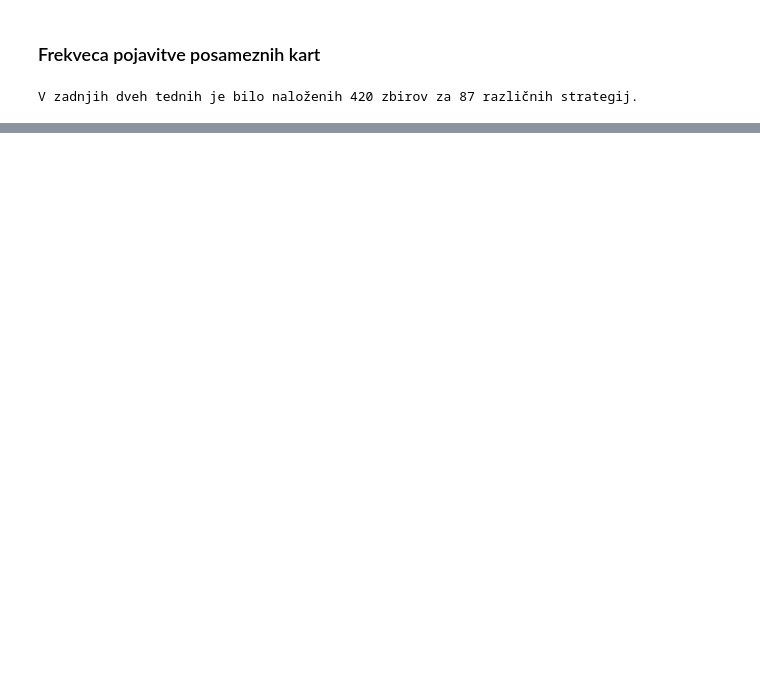
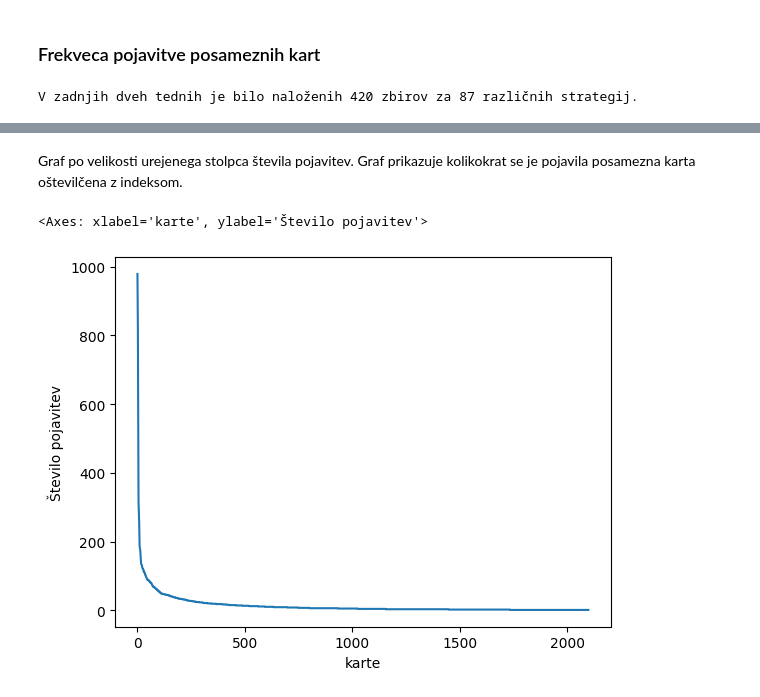
Before and after one commit to MatevzJausovec/Uvod-v-programiranje---Projektna-naloga, a Jupyter notebook: predstavitev.ipynb, the cells around one changed output, grey strips where cells are left out. Saved outputs shown, nothing was run; the diff lists cells and outputs as text; code cells hidden in the pictures; blank space fills up the shorter version.

```diff
--- a/predstavitev.ipynb
+++ b/predstavitev.ipynb
@@ -295,0 +201,9 @@ vse_karte.sort_values(by="število pojavitev", ascending=False).head(30).style.h
+# %% [markdown]
+Graf po velikosti urejenega stolpca števila pojavitev. Graf prikazuje kolikokrat se je pojavila posamezna karta oštevilčena z indeksom.
+# %%
+vse_karte3 = vse_karte.sort_values(by="število pojavitev", ascending=False).copy()
+vse_karte3 = vse_karte3.reset_index()
+vse_karte3["število pojavitev"].plot(ylabel="Število pojavitev", xlabel="karte")
+# %% [output]
+<Axes: xlabel='karte', ylabel='Število pojavitev'>
+[figure, added]
```
Also changed, not shown: parts of 49 cells of this notebook.
